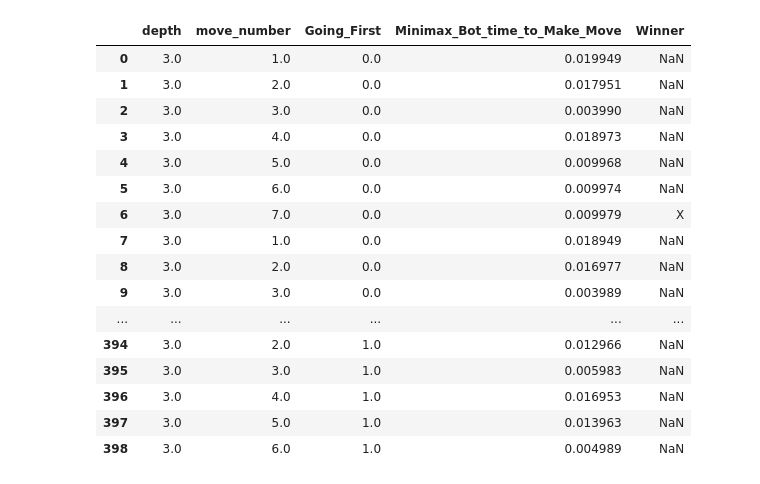
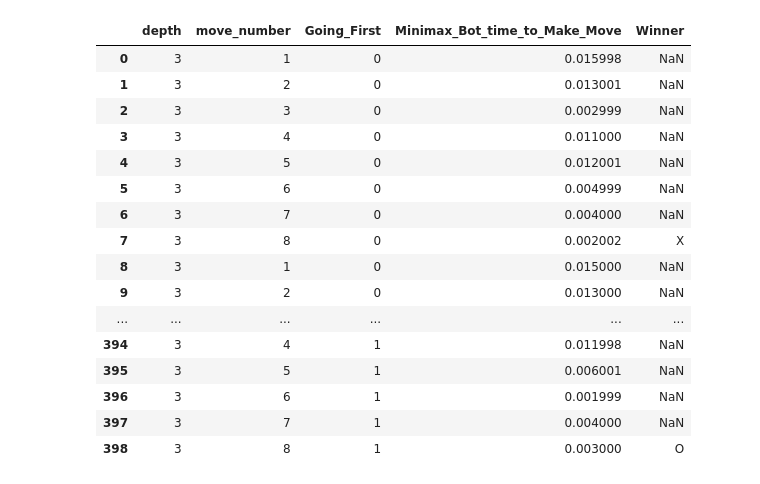
Before and after one commit to jyang00/CMSC421Team1, a Jupyter notebook: src/CMSC421AllData.ipynb, the cells around one changed output. Saved outputs shown, nothing was run; the diff lists cells and outputs as text; code cells hidden in the pictures.

Commit message:
Added experiments

```diff
--- a/src/CMSC421AllData.ipynb
+++ b/src/CMSC421AllData.ipynb
@@ -1,34 +1,37 @@
 # %%
 import pandas as pd
 pd.options.display.max_rows = 4000
-FILE_NAMES = ['exp3_d3_data.csv', 'exp3_d4_data.csv', 'exp3_d5_data.csv']
+# This gets Tyler's data
+FILE_NAMES = ['../temp/exp3_d3_data.csv', '../temp/exp3_d4_data.csv', '../temp/exp3_d5_data.csv']
+# This gets Alex's data
+# FILE_NAMES = ['../Experiments/exp3_d3_data.csv', '../Experiments/exp3_d4_data.csv', '../Experiments/exp3_d5_data.csv']
 
 df_list = []
 
 for file_name in FILE_NAMES:
     df = pd.read_csv(file_name)
     df = df = df[df['depth'].notna()] # Remove empty rows
     df_list.append(df)
 
 merged_df = pd.concat(df_list, ignore_index=True)
 merged_df.columns = [c.replace(' ', '_') for c in merged_df.columns]
 merged_df
 # %% [output]
 |  | depth | move_number | Going_First | Minimax_Bot_time_to_Make_Move | Winner |
-| 0 | 3.0 | 1.0 | 0.0 | 0.019949 | NaN |
-| 1 | 3.0 | 2.0 | 0.0 | 0.017951 | NaN |
-| 2 | 3.0 | 3.0 | 0.0 | 0.003990 | NaN |
-| 3 | 3.0 | 4.0 | 0.0 | 0.018973 | NaN |
-| 4 | 3.0 | 5.0 | 0.0 | 0.009968 | NaN |
-| 5 | 3.0 | 6.0 | 0.0 | 0.009974 | NaN |
-| 6 | 3.0 | 7.0 | 0.0 | 0.009979 | X |
-| 7 | 3.0 | 1.0 | 0.0 | 0.018949 | NaN |
-| 8 | 3.0 | 2.0 | 0.0 | 0.016977 | NaN |
-| 9 | 3.0 | 3.0 | 0.0 | 0.003989 | NaN |
+| 0 | 3 | 1 | 0 | 0.015998 | NaN |
+| 1 | 3 | 2 | 0 | 0.013001 | NaN |
+| 2 | 3 | 3 | 0 | 0.002999 | NaN |
+| 3 | 3 | 4 | 0 | 0.011000 | NaN |
+| 4 | 3 | 5 | 0 | 0.012001 | NaN |
+| 5 | 3 | 6 | 0 | 0.004999 | NaN |
+| 6 | 3 | 7 | 0 | 0.004000 | NaN |
+| 7 | 3 | 8 | 0 | 0.002002 | X |
+| 8 | 3 | 1 | 0 | 0.015000 | NaN |
+| 9 | 3 | 2 | 0 | 0.013000 | NaN |
 | ... | ... | ... | ... | ... | ... |
-| 394 | 3.0 | 2.0 | 1.0 | 0.012966 | NaN |
-| 395 | 3.0 | 3.0 | 1.0 | 0.005983 | NaN |
-| 396 | 3.0 | 4.0 | 1.0 | 0.016953 | NaN |
-| 397 | 3.0 | 5.0 | 1.0 | 0.013963 | NaN |
-| 398 | 3.0 | 6.0 | 1.0 | 0.004989 | NaN |
+| 394 | 3 | 4 | 1 | 0.011998 | NaN |
+| 395 | 3 | 5 | 1 | 0.006001 | NaN |
+| 396 | 3 | 6 | 1 | 0.001999 | NaN |
+| 397 | 3 | 7 | 1 | 0.004000 | NaN |
+| 398 | 3 | 8 | 1 | 0.003000 | O |
 # %%
```
Also changed, not shown: parts of 2 cells of this notebook, 17 other files.
